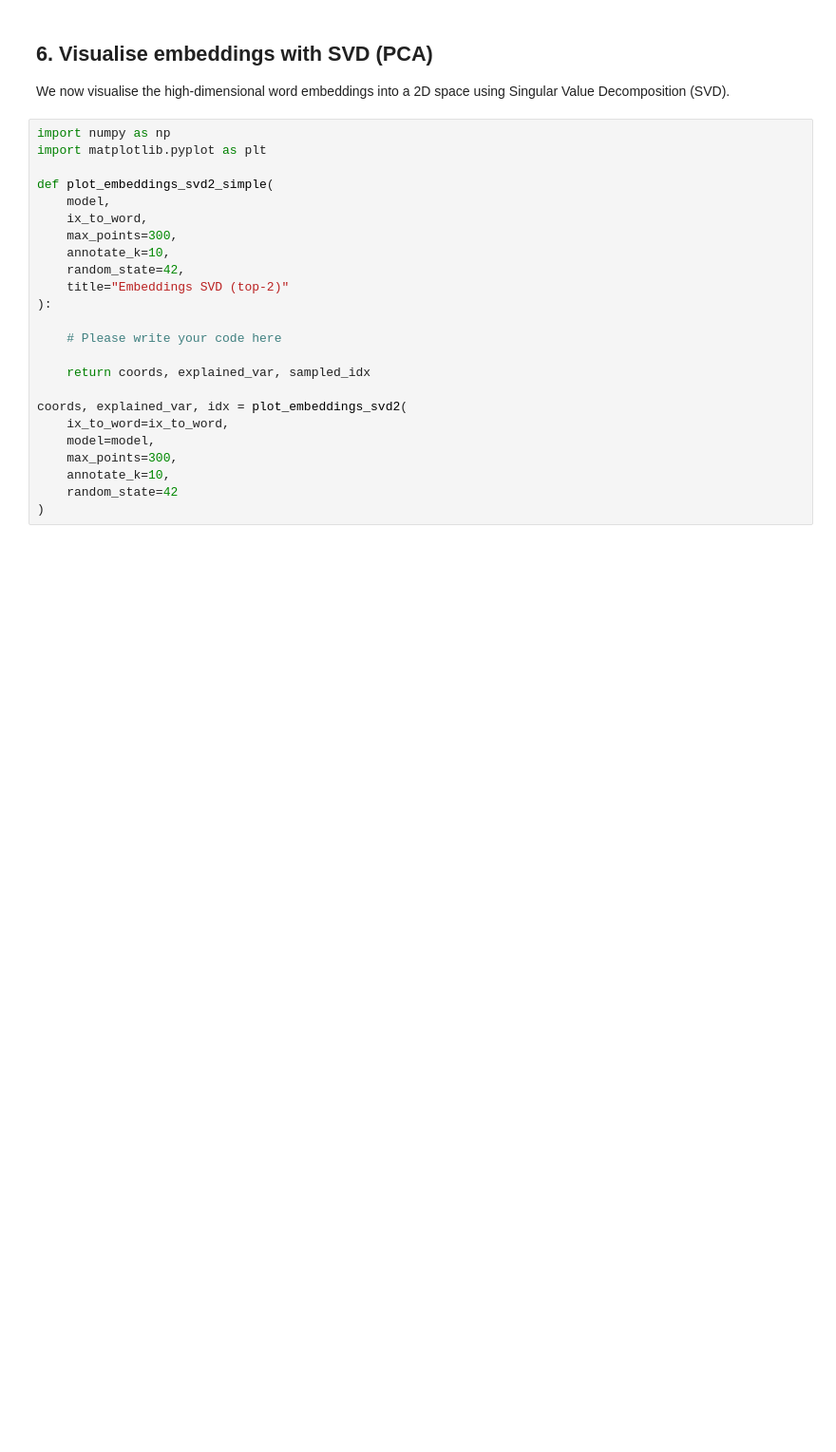
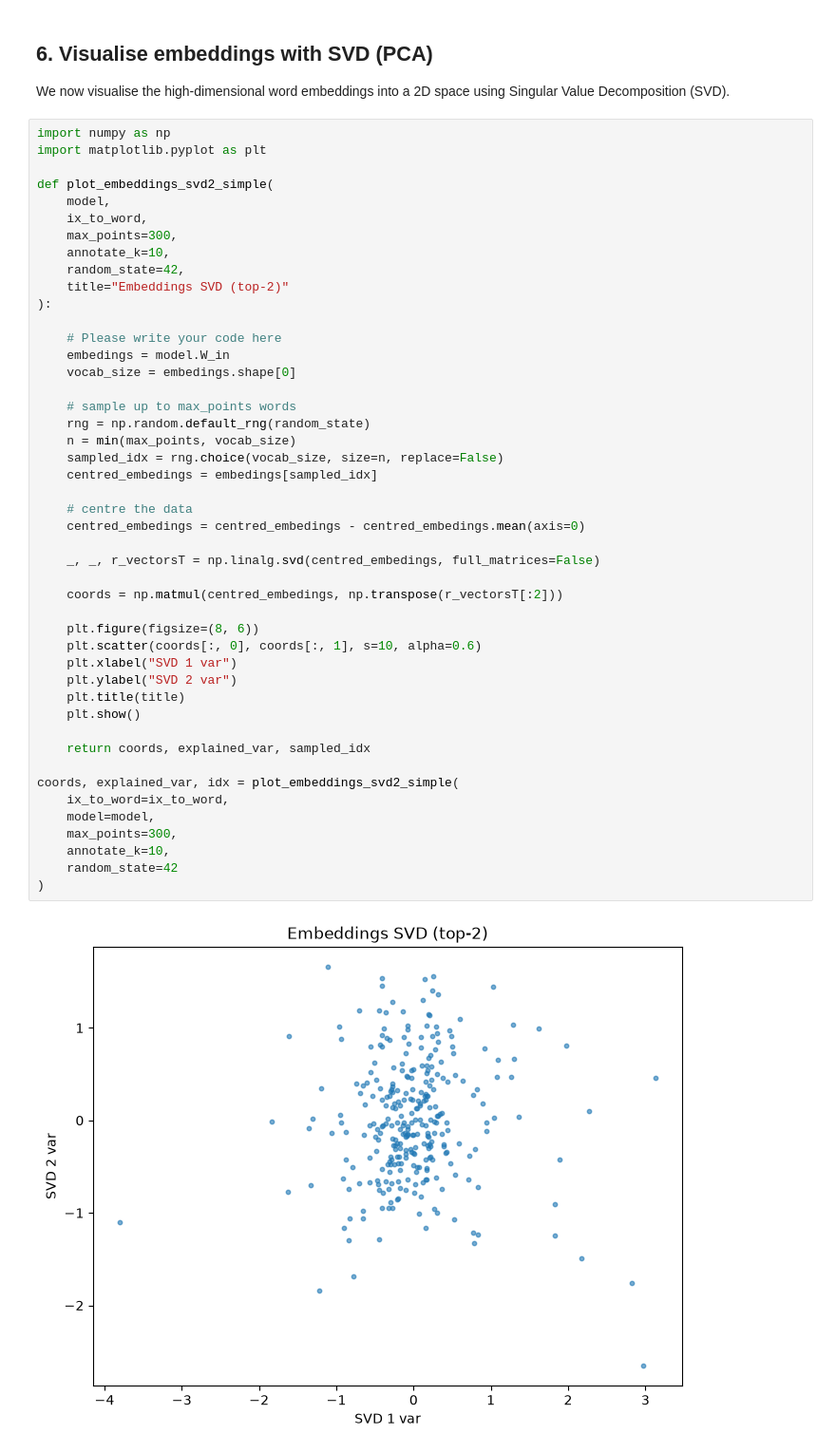
Before and after one commit to aalimkalam/Word2Vec-CBOW-Model, a Jupyter notebook: NLP_assignment1.ipynb, the cells around one changed output. Shown at 95% size. Saved outputs shown, nothing was run; the diff lists cells and outputs as text; blank space fills up the shorter version.

Commit message:
SVD Visualisation complete

```diff
--- a/NLP_assignment1.ipynb
+++ b/NLP_assignment1.ipynb
@@ -282,24 +279,48 @@ We now visualise the high-dimensional word embeddings into a 2D space using Sing
 # %%
 import numpy as np
 import matplotlib.pyplot as plt
 
 def plot_embeddings_svd2_simple(
     model,
     ix_to_word,
     max_points=300,
     annotate_k=10,
     random_state=42,
     title="Embeddings SVD (top-2)"
 ):
 
     # Please write your code here
+    embedings = model.W_in
+    vocab_size = embedings.shape[0]
+
+    # sample up to max_points words
+    rng = np.random.default_rng(random_state)
+    n = min(max_points, vocab_size)
+    sampled_idx = rng.choice(vocab_size, size=n, replace=False)
+    centred_embedings = embedings[sampled_idx]
+
+    # centre the data
+    centred_embedings = centred_embedings - centred_embedings.mean(axis=0)
+
+    _, _, r_vectorsT = np.linalg.svd(centred_embedings, full_matrices=False)
+
+    coords = np.matmul(centred_embedings, np.transpose(r_vectorsT[:2]))
+
+    plt.figure(figsize=(8, 6))
+    plt.scatter(coords[:, 0], coords[:, 1], s=10, alpha=0.6)
+    plt.xlabel("SVD 1 var")
+    plt.ylabel("SVD 2 var")
+    plt.title(title)
+    plt.show()
 
     return coords, explained_var, sampled_idx
 
-coords, explained_var, idx = plot_embeddings_svd2(
+coords, explained_var, idx = plot_embeddings_svd2_simple(
     ix_to_word=ix_to_word,
     model=model,
     max_points=300,
     annotate_k=10,
     random_state=42
 )
+# %% [output]
+[figure, added]
```
Also changed, not shown: parts of 4 cells of this notebook.
